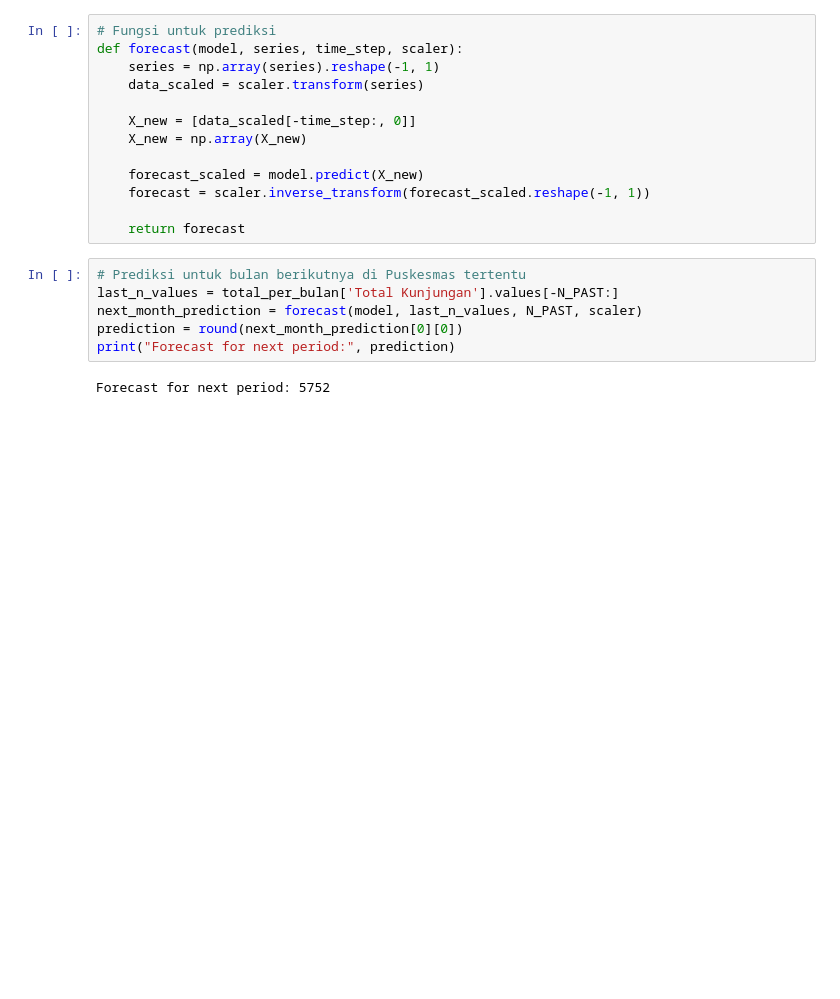
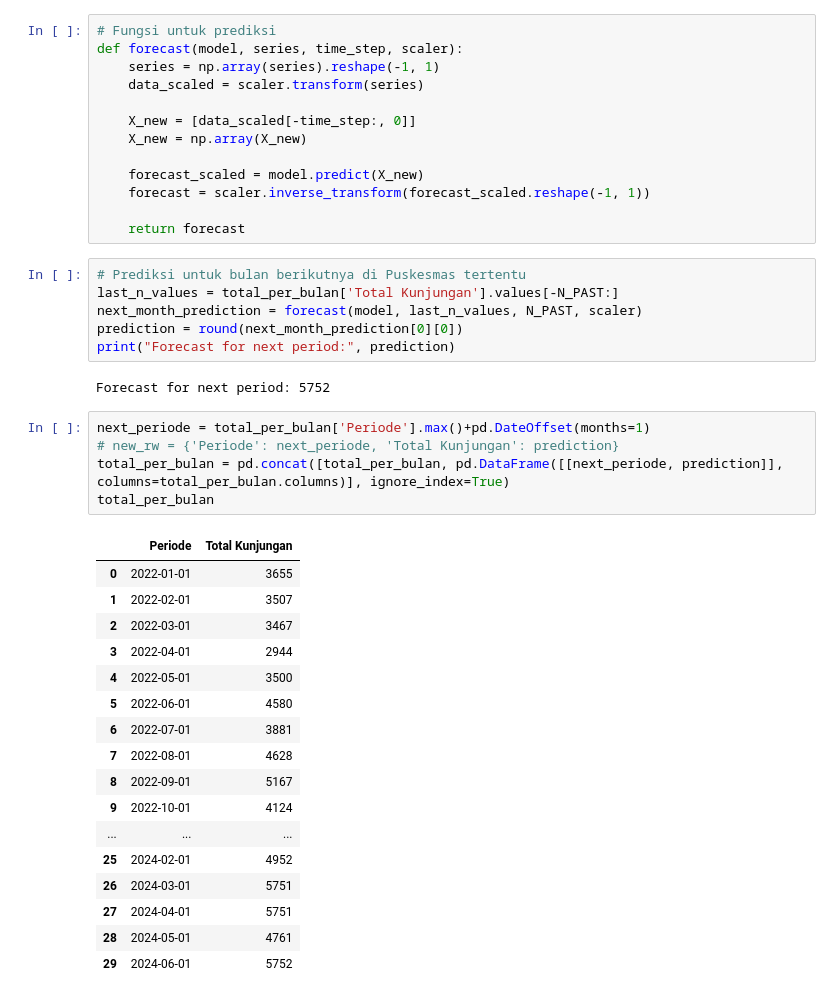
Before and after one commit to Excel951/potential-octo-carnival, a Jupyter notebook: random_forest.ipynb, the cells around one changed output. Saved outputs shown, nothing was run; the diff lists cells and outputs as text; blank space fills up the shorter version.

```diff
--- a/random_forest.ipynb
+++ b/random_forest.ipynb
@@ -203,3 +212,26 @@ prediction = round(next_month_prediction[0][0])
 print("Forecast for next period:", prediction)
 # %% [output]
 Forecast for next period: 5752
+# %%
+next_periode = total_per_bulan['Periode'].max()+pd.DateOffset(months=1)
+# new_rw = {'Periode': next_periode, 'Total Kunjungan': prediction}
+total_per_bulan = pd.concat([total_per_bulan, pd.DataFrame([[next_periode, prediction]], columns=total_per_bulan.columns)], ignore_index=True)
+total_per_bulan
+# %% [output]
+|  | Periode | Total Kunjungan |
+| 0 | 2022-01-01 | 3655 |
+| 1 | 2022-02-01 | 3507 |
+| 2 | 2022-03-01 | 3467 |
+| 3 | 2022-04-01 | 2944 |
+| 4 | 2022-05-01 | 3500 |
+| 5 | 2022-06-01 | 4580 |
+| 6 | 2022-07-01 | 3881 |
+| 7 | 2022-08-01 | 4628 |
+| 8 | 2022-09-01 | 5167 |
+| 9 | 2022-10-01 | 4124 |
+| ... | ... | ... |
+| 25 | 2024-02-01 | 4952 |
+| 26 | 2024-03-01 | 5751 |
+| 27 | 2024-04-01 | 5751 |
+| 28 | 2024-05-01 | 4761 |
+| 29 | 2024-06-01 | 5752 |
```
Also changed, not shown: parts of 2 cells of this notebook.
